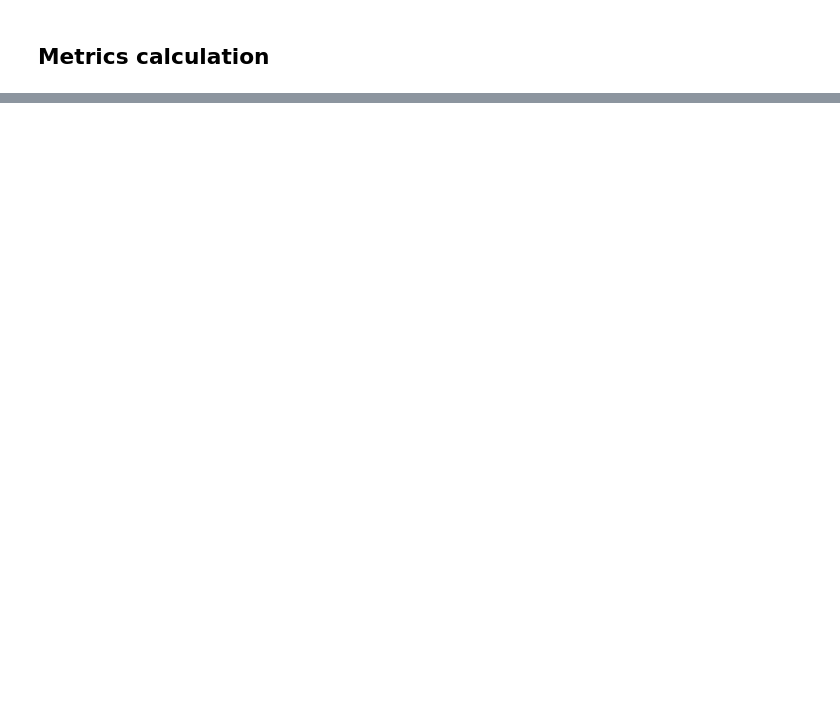
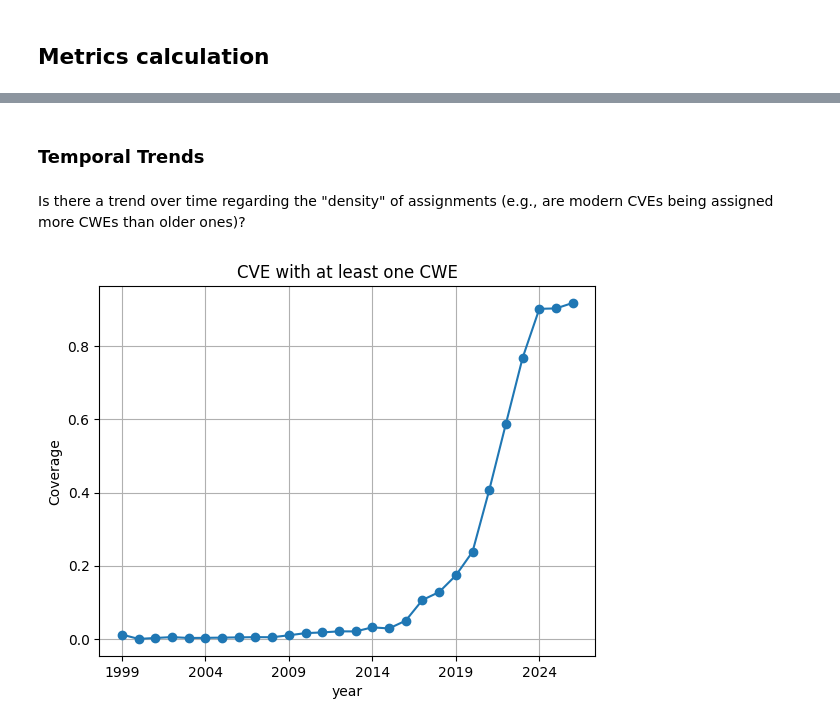
Before and after one commit to AndyVale/CVEvsCWE, a Jupyter notebook: analysis.ipynb, the cells around one changed output, grey strips where cells are left out. Cells and saved outputs as stored; diff of their text form; code cells hidden in the pictures; blank space fills up the shorter version.

```diff
--- a/analysis.ipynb
+++ b/analysis.ipynb
@@ -110,0 +201,9 @@ len(df_cve)
+# %% [markdown]
+### Temporal Trends
+# %% [markdown]
+Is there a trend over time regarding the "density" of assignments (e.g., are modern CVEs being assigned more CWEs than older ones)?
+# %%
+trend = df_cve.groupby('year')['has_cwe'].mean()
+cwe_trend = trend.plot(kind='line', marker='o', grid=True, ylabel='Coverage', title='CVE with at least one CWE')
+# %% [output]
+[figure, added]
```
Also changed, not shown: parts of 26 cells of this notebook.
